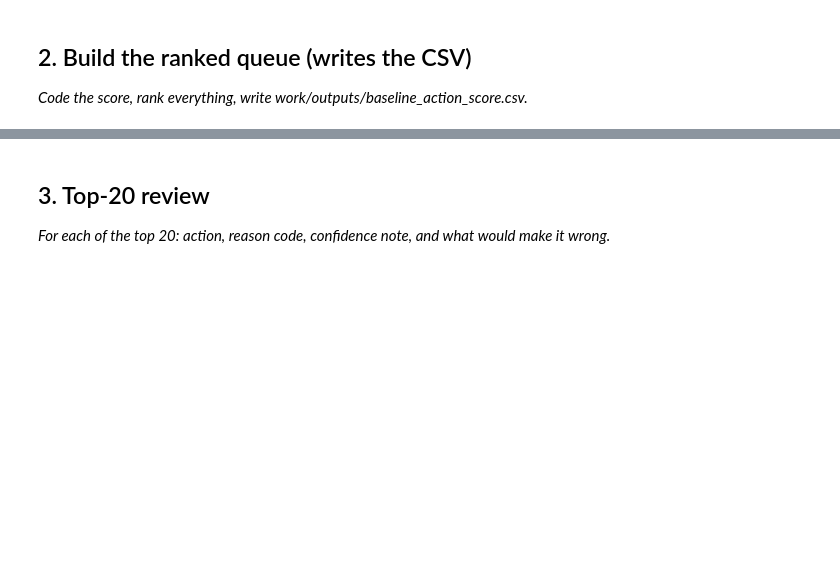
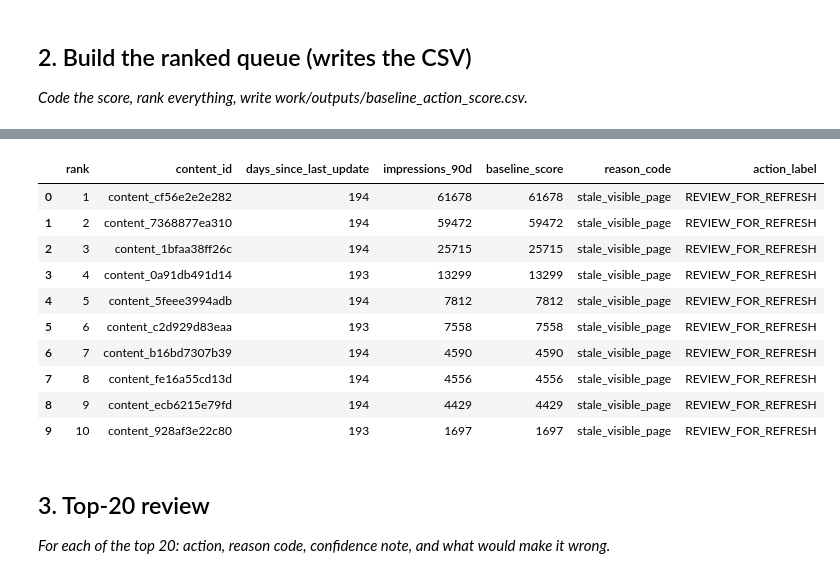
Before and after one commit to Boda-25/FlyRank-machine-learning, a Jupyter notebook: work/notebooks/w04_baseline_score.ipynb, the cells around one changed output, grey strips where cells are left out. Cells and saved outputs as stored; diff of their text form; code cells hidden in the pictures; blank space fills up the shorter version.

```diff
--- a/work/notebooks/w04_baseline_score.ipynb
+++ b/work/notebooks/w04_baseline_score.ipynb
@@ -22,0 +161,65 @@ This skeleton is yours to fill. Work the sections **in order** — each one has
+# %%
+
+# Define the baseline rule using observed signals only
+
+stale = df["days_since_last_update"] >= 180
+visible = df["impressions_90d"] >= 500
+
+# Both conditions must be true
+df["rule_eligible"] = stale & visible
+
+# Transparent score: impressions for eligible pages, zero otherwise
+df["baseline_score"] = np.where(
+    df["rule_eligible"],
+    df["impressions_90d"],
+    0
+)
+
+# One reason code per page
+df["reason_code"] = np.where(
+    df["rule_eligible"],
+    "stale_visible_page",
+    "below_rule_threshold"
+)
+
+# Action label
+df["action_label"] = np.where(
+    df["rule_eligible"],
+    "REVIEW_FOR_REFRESH",
+    "MONITOR_ONLY"
+)
+
+# Create the ranked queue
+queue = df[
+    [
+        "content_id",
+        "days_since_last_update",
+        "impressions_90d",
+        "baseline_score",
+        "reason_code",
+        "action_label"
+    ]
+].copy()
+
+queue = queue.sort_values(
+    by=["baseline_score", "impressions_90d"],
+    ascending=[False, False]
+).reset_index(drop=True)
+
+queue.insert(0, "rank", range(1, len(queue) + 1))
+
+# Save the output
+output_dir = Path("work/outputs")
+output_dir.mkdir(parents=True, exist_ok=True)
+
+output_path = output_dir / "baseline_action_score.csv"
+queue.to_csv(output_path, index=False)
+
+print("Baseline queue created successfully!")
+print("Output:", output_path)
+print("Total ranked pages:", len(queue))
+print("Pages recommended for review:", int(df["rule_eligible"].sum()))
+print("Pages not prioritized:", int((~df["rule_eligible"]).sum()))
+
+display(queue.head(10))
+# %% [output]
@@ -23,3 +231,14 @@ This skeleton is yours to fill. Work the sections **in order** — each one has
+|  | rank | content_id | days_since_last_update | impressions_90d | baseline_score | reason_code | action_label |
+| 0 | 1 | content_cf56e2e2e282 | 194 | 61678 | 61678 | stale_visible_page | REVIEW_FOR_REFRESH |
+| 1 | 2 | content_7368877ea310 | 194 | 59472 | 59472 | stale_visible_page | REVIEW_FOR_REFRESH |
+| 2 | 3 | content_1bfaa38ff26c | 194 | 25715 | 25715 | stale_visible_page | REVIEW_FOR_REFRESH |
+| 3 | 4 | content_0a91db491d14 | 193 | 13299 | 13299 | stale_visible_page | REVIEW_FOR_REFRESH |
+| 4 | 5 | content_5feee3994adb | 194 | 7812 | 7812 | stale_visible_page | REVIEW_FOR_REFRESH |
+| 5 | 6 | content_c2d929d83eaa | 193 | 7558 | 7558 | stale_visible_page | REVIEW_FOR_REFRESH |
+| 6 | 7 | content_b16bd7307b39 | 194 | 4590 | 4590 | stale_visible_page | REVIEW_FOR_REFRESH |
+| 7 | 8 | content_fe16a55cd13d | 194 | 4556 | 4556 | stale_visible_page | REVIEW_FOR_REFRESH |
+| 8 | 9 | content_ecb6215e79fd | 194 | 4429 | 4429 | stale_visible_page | REVIEW_FOR_REFRESH |
+| 9 | 10 | content_928af3e22c80 | 193 | 1697 | 1697 | stale_visible_page | REVIEW_FOR_REFRESH |
 # %% [markdown]
 ## 3. Top-20 review
 
```
Also changed, not shown: parts of 12 cells of this notebook.
